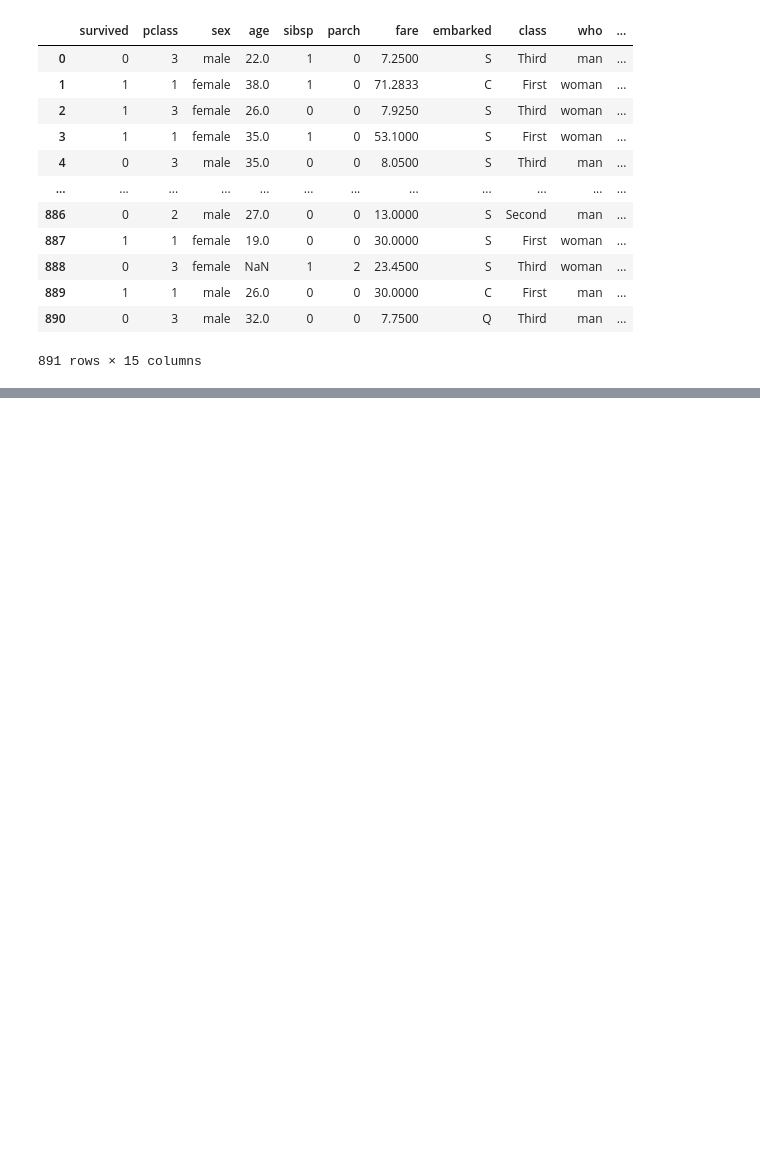
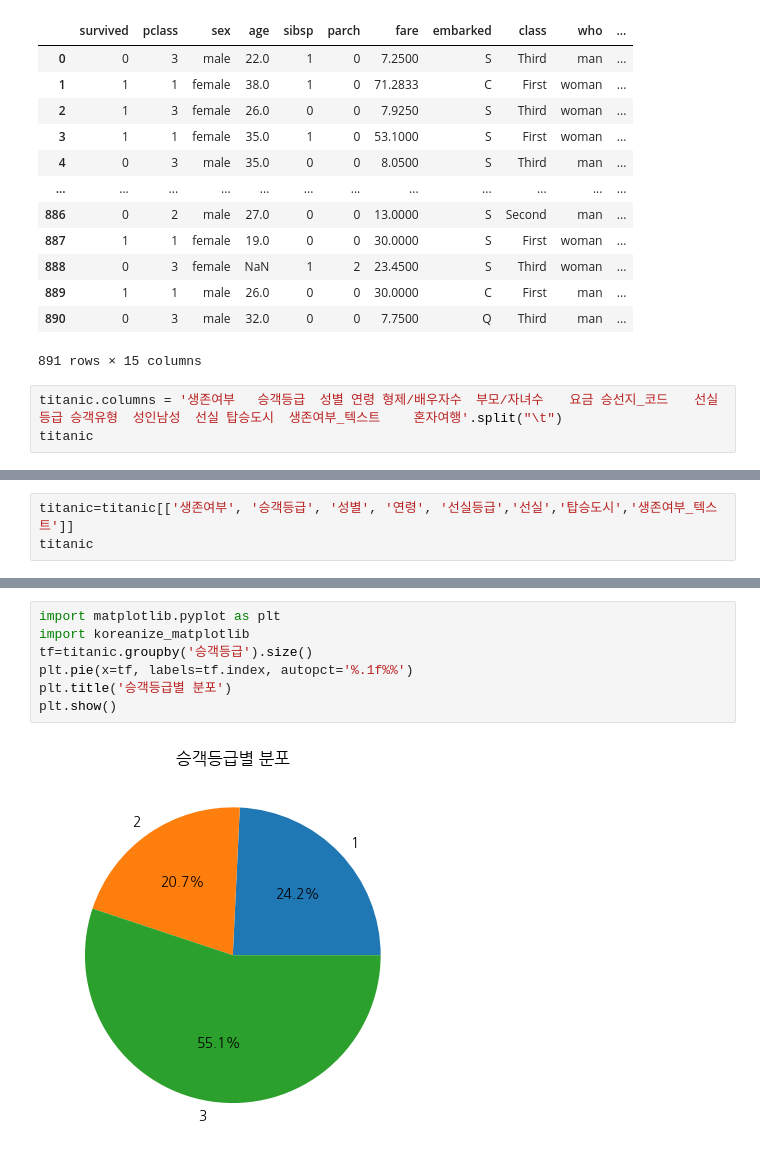
Before and after one commit to An0jin/Titanic, a Jupyter notebook: main.ipynb, the cells around one changed output, grey strips where cells are left out. Drawn from its saved outputs; the diff is of its cells as text; blank space fills up the shorter version.

```diff
--- a/main.ipynb
+++ b/main.ipynb
@@ -35,3 +35,6 @@ titanic
 | 889 | 1 | 1 | male | 26.0 | 0 | 0 | 30.0000 | C | First | man | ... |
 | 890 | 0 | 3 | male | 32.0 | 0 | 0 | 7.7500 | Q | Third | man | ... |
 891 rows × 15 columns
+# %%
+titanic.columns = '생존여부	승객등급	성별	연령	형제/배우자수	부모/자녀수	요금	승선지_코드	선실등급	승객유형	성인남성	선실	탑승도시	생존여부_텍스트	혼자여행'.split("\t")
+titanic
@@ -37,0 +55,3 @@ titanic
+# %%
+titanic=titanic[['생존여부', '승객등급', '성별', '연령', '선실등급','선실','탑승도시','생존여부_텍스트']]
+titanic
@@ -37,0 +106,9 @@ titanic
+# %%
+import matplotlib.pyplot as plt
+import koreanize_matplotlib
+tf=titanic.groupby('승객등급').size()
+plt.pie(x=tf, labels=tf.index, autopct='%.1f%%')
+plt.title('승객등급별 분포')
+plt.show()
+# %% [output]
+[figure, added]
```
Also changed, not shown: parts of 9 cells of this notebook, 1 other file.
